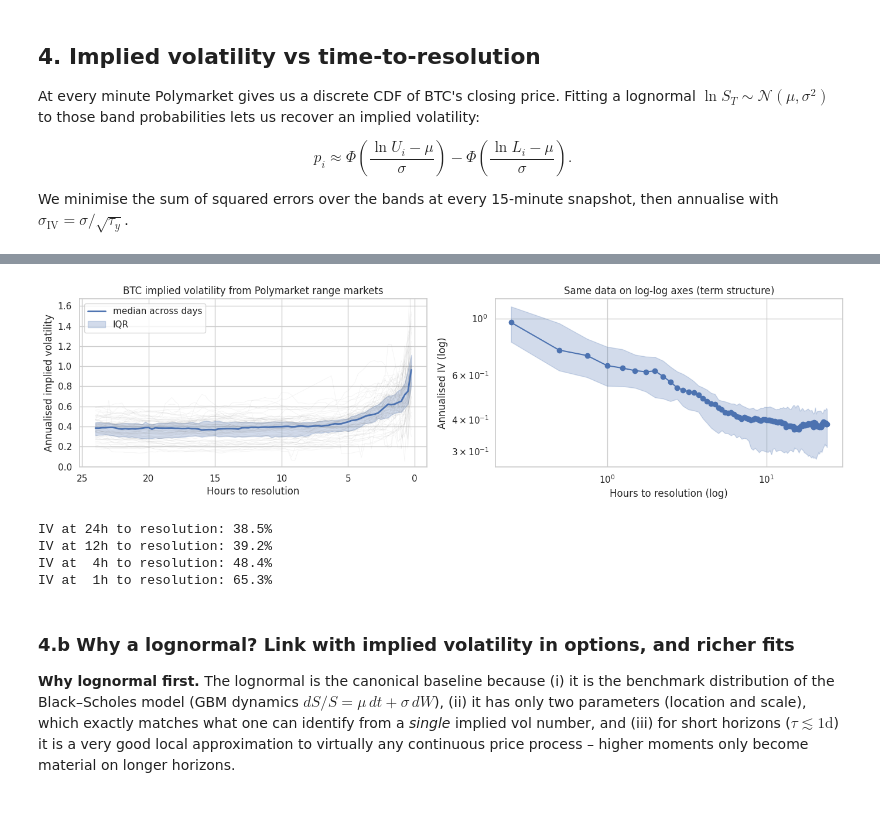
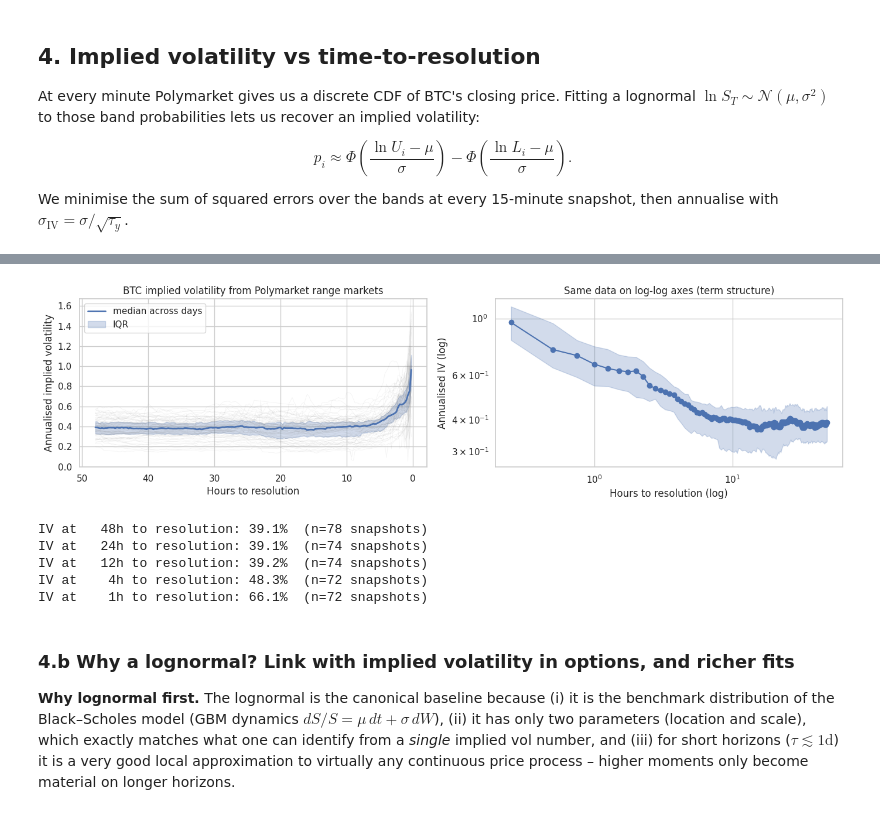
Before and after one commit to ochaff/FATED_polymarket, a Jupyter notebook: polymarket_analysis.ipynb, the cells around one changed output, grey strips where cells are left out. Saved outputs shown, nothing was run; the diff lists cells and outputs as text; code cells hidden in the pictures.

```diff
--- a/polymarket_analysis.ipynb
+++ b/polymarket_analysis.ipynb
@@ -35,7 +35,12 @@ sns.set_theme(style="whitegrid")
 # %% [markdown]
 ## 1. Load Data
 # %%
-prices = pd.read_parquet('data/prices.parquet')
+COMBINED_DIR = Path('01 Data Extraction/Data/BTC Reach Daily Combined')
+
+# prices_extended.parquet covers the full ~7-day market lifetime (vs 24 h in
+# prices.parquet). Trade data (trades.parquet) remains capped at 24 h before
+# resolution — the lookback justification is in section 2.b below.
+prices = pd.read_parquet('data/prices_extended.parquet')
 trades = pd.read_parquet('data/trades.parquet')
 summaries = pd.read_parquet('data/market_summary.parquet')
 # %% [markdown]
@@ -246,7 +360,10 @@ snap = (yes_15m.groupby(["target_date", "ttr_bin", "lower_price", "upper_price"]
 fit_records = []
 groups = snap.groupby(["target_date", "ttr_bin"])
 for (day, ttr_h), g in groups:
-    if ttr_h <= 0 or ttr_h > 30:
+    # Cap IV fit at 48 h: beyond that the 4-h-bin resolution yields the same
+    # information as the smile bucket analysis, while fitting every bin out to
+    # 168 h would require ~15 min of compute.
+    if ttr_h <= 0 or ttr_h > 48:
         continue
     if len(g) < 4 or g["price"].sum() < 0.5:
         continue
@@ -286,42 +403,42 @@ iv_q = (iv.groupby("ttr_h")["iv_annual"]
 iv_q = iv_q[iv_q["n"] >= 10]
 
 fig, axes = plt.subplots(1, 2, figsize=(14, 4))
 
 ax = axes[0]
 for d, g in iv.groupby("target_date"):
     ax.plot(g["ttr_h"], g["iv_annual"], color="grey", alpha=0.1, lw=0.5)
 ax.plot(iv_q["ttr_h"], iv_q["median"], color="C0", lw=2, label="median across days")
 ax.fill_between(iv_q["ttr_h"], iv_q["q25"], iv_q["q75"], color="C0", alpha=0.25,
                 label="IQR")
 ax.set_xlabel("Hours to resolution")
 ax.set_ylabel("Annualised implied volatility")
 ax.set_title("BTC implied volatility from Polymarket range markets")
 ax.set_ylim(0, min(2.5, iv_q["q75"].max() * 1.5))
 ax.invert_xaxis()
 ax.legend()
 
 ax = axes[1]
 ax.plot(iv_q["ttr_h"], iv_q["median"], "o-", color="C0")
 ax.fill_between(iv_q["ttr_h"], iv_q["q25"], iv_q["q75"], color="C0", alpha=0.25)
 ax.set_xscale("log")
 ax.set_yscale("log")
 ax.set_xlabel("Hours to resolution (log)")
 ax.set_ylabel("Annualised IV (log)")
 ax.set_title("Same data on log-log axes (term structure)")
 
 plt.tight_layout()
 plt.show()
 
-print(f"IV at 24h to resolution: {iv_q.loc[(iv_q['ttr_h']-24).abs().idxmin(), 'median']*100:.1f}%")
-print(f"IV at 12h to resolution: {iv_q.loc[(iv_q['ttr_h']-12).abs().idxmin(), 'median']*100:.1f}%")
-print(f"IV at  4h to resolution: {iv_q.loc[(iv_q['ttr_h']- 4).abs().idxmin(), 'median']*100:.1f}%")
-print(f"IV at  1h to resolution: {iv_q.loc[(iv_q['ttr_h']- 1).abs().idxmin(), 'median']*100:.1f}%")
+for ref_h in [48, 24, 12, 4, 1]:
+    row = iv_q.loc[(iv_q["ttr_h"] - ref_h).abs().idxmin()]
+    print(f"IV at {ref_h:4d}h to resolution: {row['median']*100:.1f}%  (n={int(row['n'])} snapshots)")
 # %% [output]
-[figure, old version]
+[figure, new version]
-IV at 24h to resolution: 38.5%
-IV at 12h to resolution: 39.2%
-IV at  4h to resolution: 48.4%
-IV at  1h to resolution: 65.3%
+IV at   48h to resolution: 39.1%  (n=78 snapshots)
+IV at   24h to resolution: 39.1%  (n=74 snapshots)
+IV at   12h to resolution: 39.2%  (n=74 snapshots)
+IV at    4h to resolution: 48.3%  (n=72 snapshots)
+IV at    1h to resolution: 66.1%  (n=72 snapshots)
 # %% [markdown]
 ### 4.b Why a lognormal? Link with implied volatility in options, and richer fits
 
```
Also changed, not shown: parts of 14 cells of this notebook, 2 other files.
